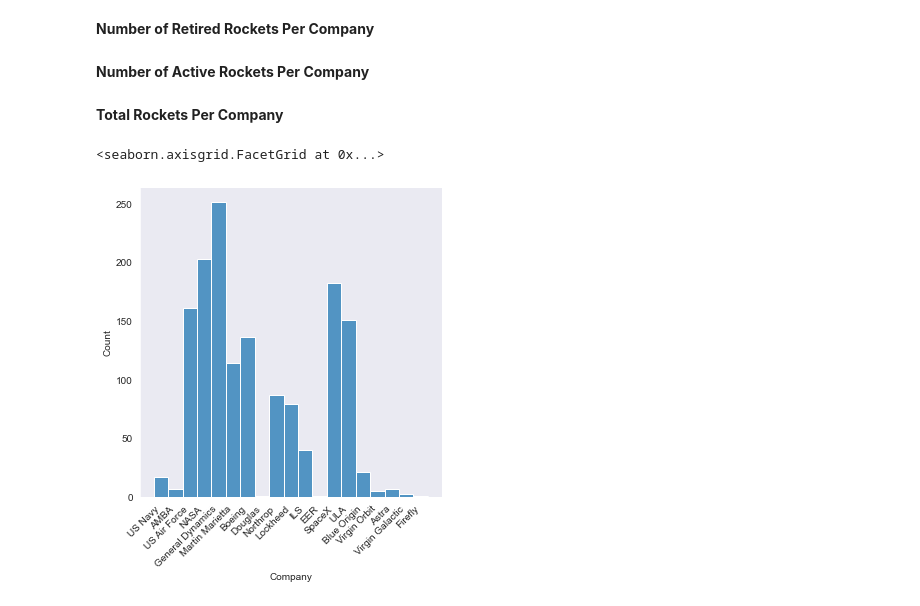
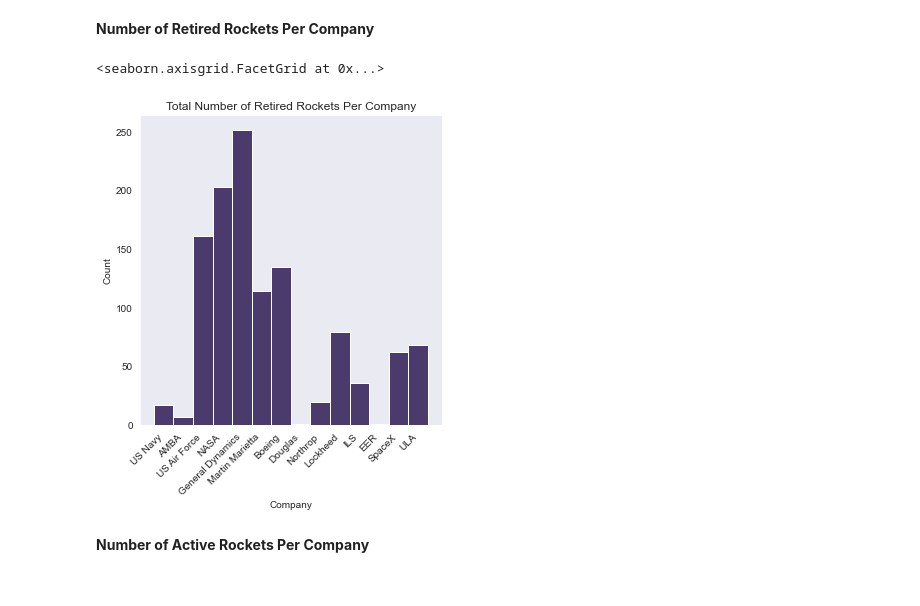
Before and after one commit to t-nicole13/US_Space_Missions, a Jupyter notebook: US_Space_Missions.ipynb, the cells around one changed output. Cells and saved outputs as stored; diff of their text form; code cells hidden in the pictures.

```diff
--- a/US_Space_Missions.ipynb
+++ b/US_Space_Missions.ipynb
@@ -651,12 +649,14 @@ sb.countplot(y = 'MissionStatus', hue = 'RocketStatus', palette = 'rocket', data
 # %% [markdown]
 **Number of Retired Rockets Per Company**
+# %%
+sb.displot(
+    x = 'Company',
+    color = '#160040',
+    data =  usa_space_missions_dropped[usa_space_missions_dropped['RocketStatus'] == 'Retired'])\
+.set(title = 'Total Number of Retired Rockets Per Company')\
+.set_xticklabels(rotation = 45, horizontalalignment = 'right')
+# %% [output]
+<seaborn.axisgrid.FacetGrid at 0x...>
+[figure, added]
 # %% [markdown]
 **Number of Active Rockets Per Company**
-# %% [markdown]
-**Total Rockets Per Company**
-# %%
-sb.displot(data = usa_space_missions_dropped[['Company', 'Rocket']], x = 'Company')\
-.set_xticklabels(rotation = 45, horizontalalignment = 'right')
-# %% [output]
-<seaborn.axisgrid.FacetGrid at 0x...>
-[figure, removed]
```
Also changed, not shown: parts of 12 cells of this notebook.
